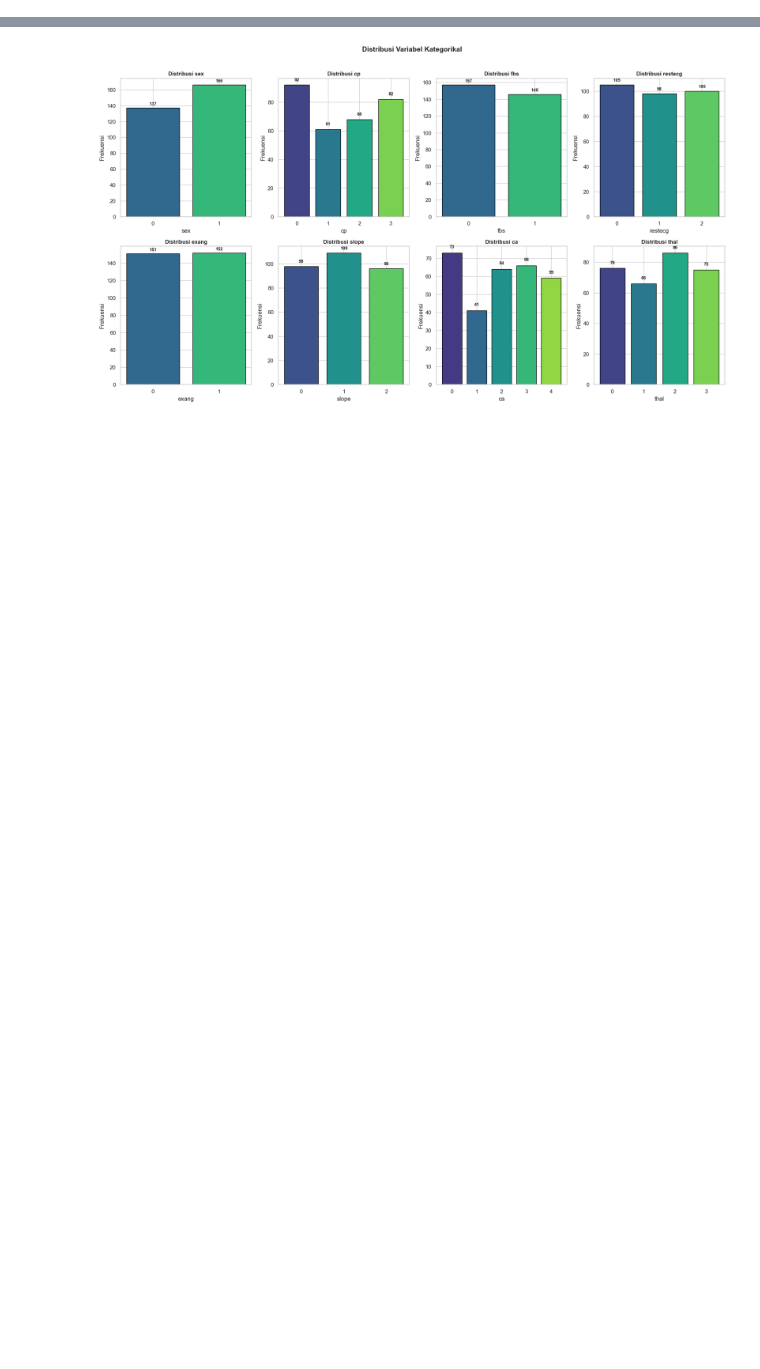
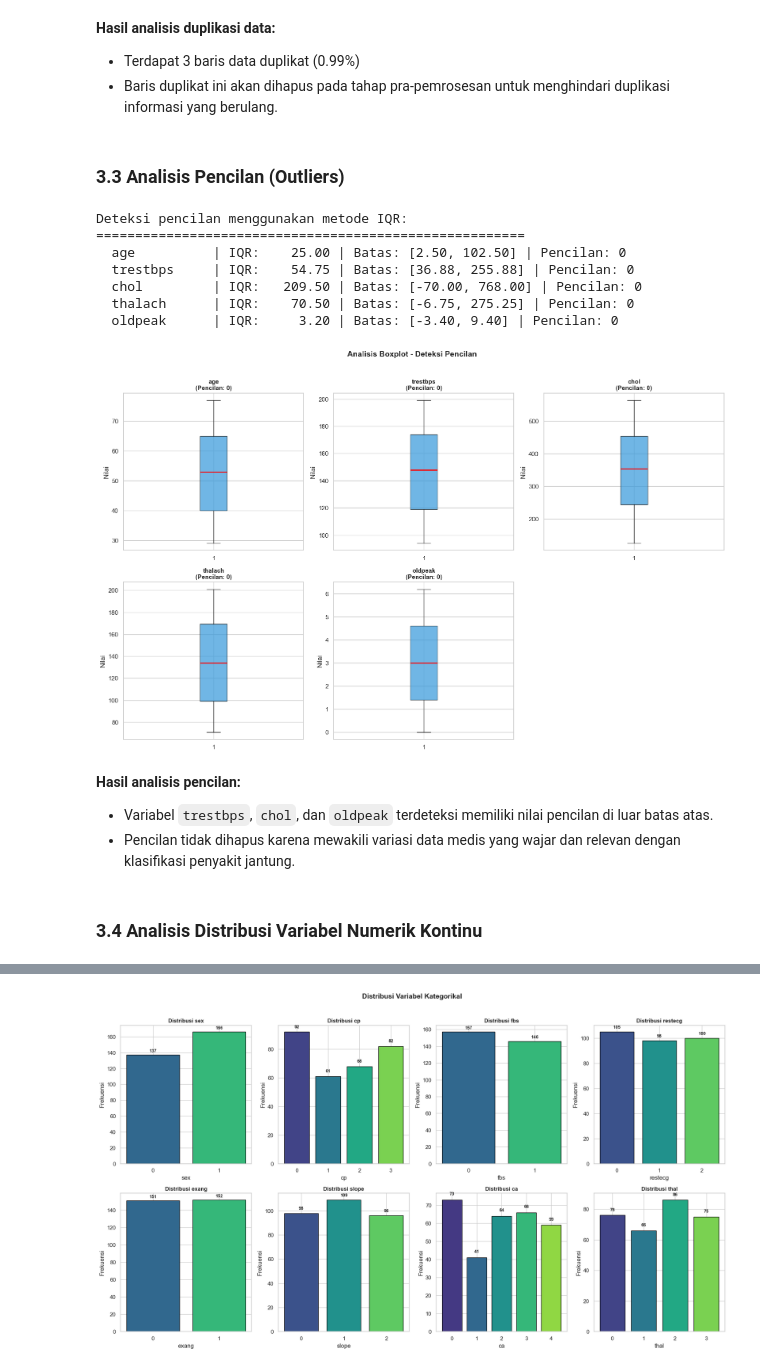
Before and after one commit to Kevinadiputra/sistem-ml-dicoding, a Jupyter notebook: preprocessing/Eksperimen_Kevinadiputra.ipynb, the cells around one changed output, grey strips where cells are left out. Saved outputs shown, nothing was run; the diff lists cells and outputs as text; code cells hidden in the pictures; blank space fills up the shorter version.

```diff
--- a/preprocessing/Eksperimen_Kevinadiputra.ipynb
+++ b/preprocessing/Eksperimen_Kevinadiputra.ipynb
@@ -313,0 +227,53 @@ for col in continuous_cols:
+# %% [markdown]
+**Hasil analisis duplikasi data:**
+- Terdapat 3 baris data duplikat (0.99%)
+- Baris duplikat ini akan dihapus pada tahap pra-pemrosesan untuk menghindari duplikasi informasi yang berulang.
+# %% [markdown]
+### 3.3 Analisis Pencilan (Outliers)
+# %%
+# Deteksi Pencilan menggunakan IQR dan Boxplot
+continuous_cols = ['age', 'trestbps', 'chol', 'thalach', 'oldpeak']
+
+fig, axes = plt.subplots(2, 3, figsize=(16, 10))
+axes = axes.flatten()
+
+print("Deteksi pencilan menggunakan metode IQR:")
+print("=" * 55)
+
+for i, col in enumerate(continuous_cols):
+    Q1 = df[col].quantile(0.25)
+    Q3 = df[col].quantile(0.75)
+    IQR = Q3 - Q1
+    lower_bound = Q1 - 1.5 * IQR
+    upper_bound = Q3 + 1.5 * IQR
+    outliers = df[(df[col] < lower_bound) | (df[col] > upper_bound)]
+
+    print(f"  {col:12s} | IQR: {IQR:8.2f} | Batas: [{lower_bound:.2f}, {upper_bound:.2f}] | Pencilan: {len(outliers)}")
+
+    # Boxplot
+    bp = axes[i].boxplot(df[col].dropna(), patch_artist=True,
+                         boxprops=dict(facecolor='#3498db', alpha=0.7),
+                         medianprops=dict(color='red', linewidth=2))
+    axes[i].set_title(f'{col}\n(Pencilan: {len(outliers)})', fontsize=11, fontweight='bold')
+    axes[i].set_ylabel('Nilai')
+
+# Hide last subplot
+axes[-1].set_visible(False)
+plt.suptitle('Analisis Boxplot - Deteksi Pencilan', fontsize=14, fontweight='bold', y=1.02)
+plt.tight_layout()
+plt.show()
+# %% [output]
+Deteksi pencilan menggunakan metode IQR:
+=======================================================
+  age          | IQR:    25.00 | Batas: [2.50, 102.50] | Pencilan: 0
+  trestbps     | IQR:    54.75 | Batas: [36.88, 255.88] | Pencilan: 0
+  chol         | IQR:   209.50 | Batas: [-70.00, 768.00] | Pencilan: 0
+  thalach      | IQR:    70.50 | Batas: [-6.75, 275.25] | Pencilan: 0
+  oldpeak      | IQR:     3.20 | Batas: [-3.40, 9.40] | Pencilan: 0
+[figure, added]
+# %% [markdown]
+**Hasil analisis pencilan:**
+- Variabel `trestbps`, `chol`, dan `oldpeak` terdeteksi memiliki nilai pencilan di luar batas atas.
+- Pencilan tidak dihapus karena mewakili variasi data medis yang wajar dan relevan dengan klasifikasi penyakit jantung.
+# %% [markdown]
+### 3.4 Analisis Distribusi Variabel Numerik Kontinu
```
Also changed, not shown: parts of 66 cells of this notebook, 4 other files.
